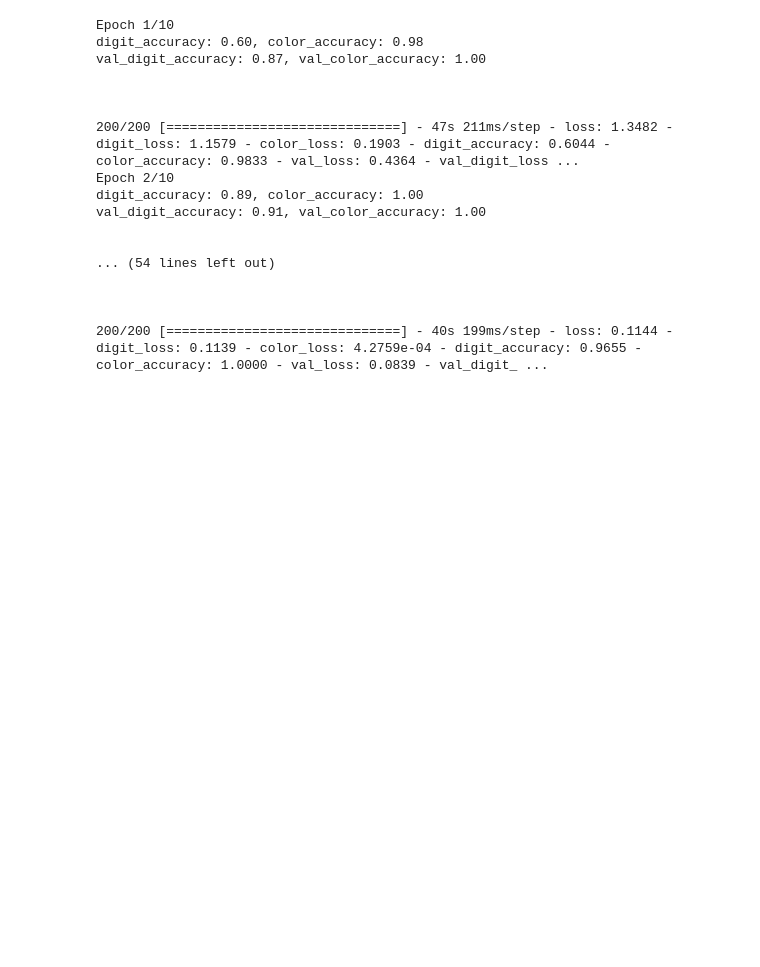
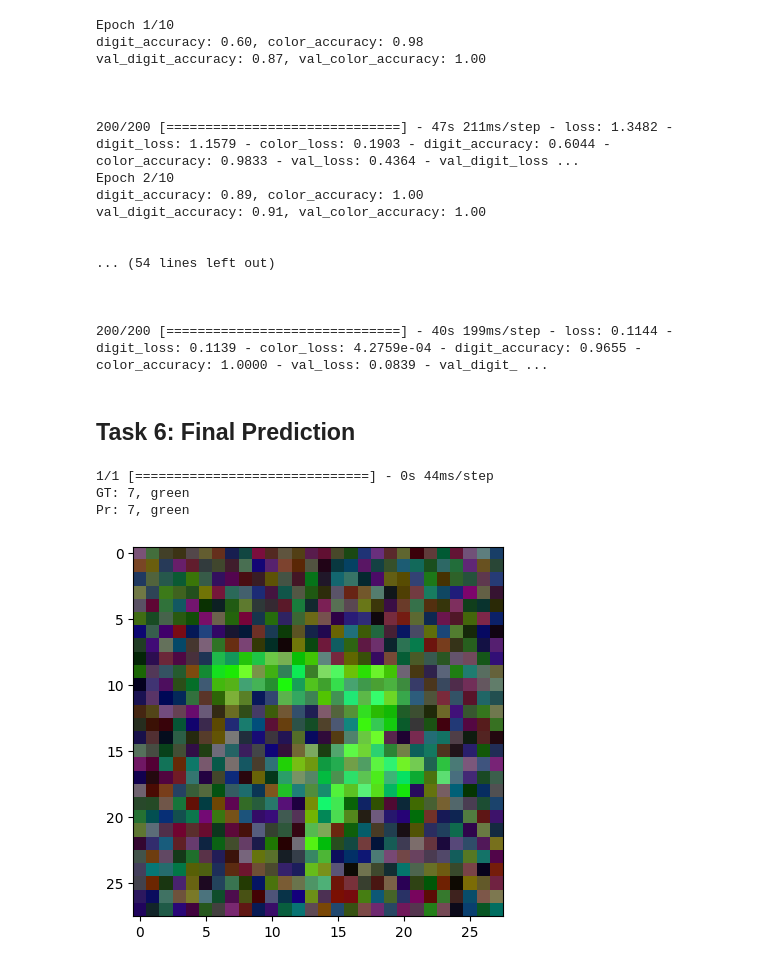
Before and after one commit to yd0369/COURSERA_-_Creating-Multi-Task-Models-With-Keras, a Jupyter notebook: Creating Multi Task Models With Keras.ipynb, the cells around one changed output. Drawn from its saved outputs; the diff is of its cells as text; code cells hidden in the pictures; blank space fills up the shorter version.

Commit message:
Task 6: Final Prediction

```diff
--- a/Creating Multi Task Models With Keras.ipynb
+++ b/Creating Multi Task Models With Keras.ipynb
@@ -218,3 +218,42 @@ val_digit_accuracy: 0.91, val_color_accuracy: 1.00
 200/200 [==============================] - 40s 199ms/step - loss: 0.1144 - digit_loss: 0.1139 - color_loss: 4.2759e-04 - digit_accuracy: 0.9655 - color_accuracy: 1.0000 - val_loss: 0.0839 - val_digit_ ...
 # %%
 %tensorboard --logdir logs
+# %% [markdown]
+## Task 6: Final Prediction
+# %%
+def test_model(show=True):
+    x, [y, c] = next(test)
+
+    preds = model.predict(x)
+
+    # for digit we are using np.argmax because the output is going to be probability distribution
+    pred_digit = np.argmax(preds[0])
+
+    # for color we just the probability if color is less than 0.5 then it is red else it is green
+    pred_color = int(preds[1] > 0.5)
+
+    gt_digit = int(y[0])
+    gt_color = int(c[0])
+
+    plt.imshow(x[0])
+
+    if show:
+        print(f'GT: {gt_digit}, {colors[gt_color]}')
+        print(f'Pr: {pred_digit}, {colors[pred_color]}')
+        plt.show()
+
+    else:
+        col = 'green' if gt_digit == pred_digit and gt_color == pred_color else 'red'
+        plt.ylabel(f'GT: {gt_digit}, {colors[gt_color]}', color=col)
+        plt.xlabel(f'Pr: {pred_digit}, {colors[pred_color]}', color=col)
+        plt.xticks([])
+        plt.yticks([])
+
+test = generate_data(x_test, y_test, batch_size=1)
+# %%
+test_model()
+# %% [output]
+1/1 [==============================] - 0s 44ms/step
+GT: 7, green
+Pr: 7, green
+[figure, added]
```
Also changed, not shown: parts of 1 cell of this notebook.
